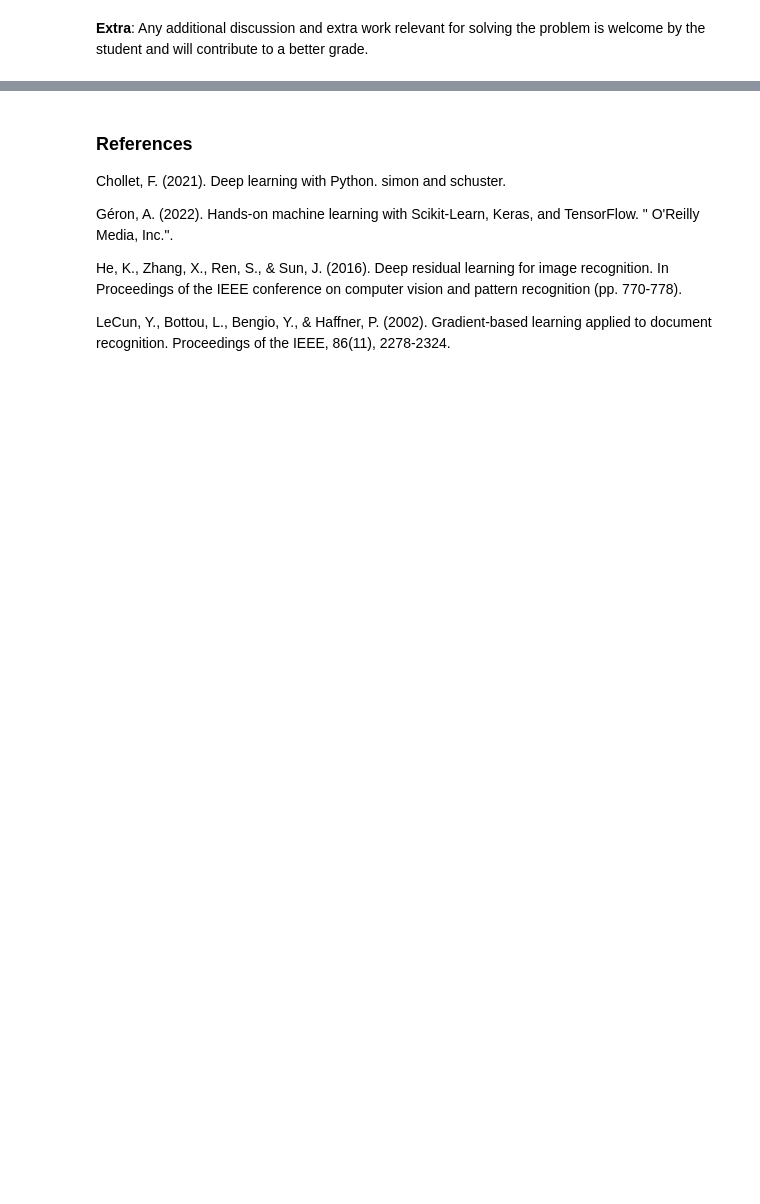
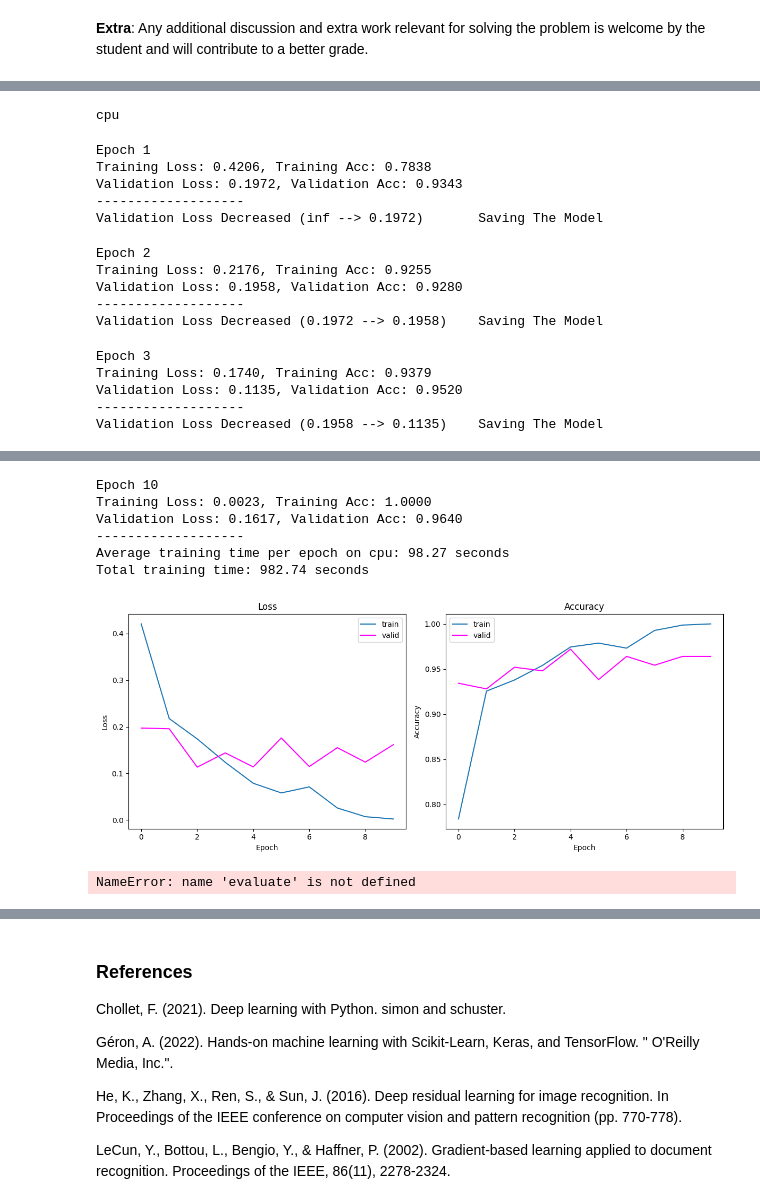
Before and after one commit to reascr/MSC-in-IT-and-Cognition, a Jupyter notebook: AppliedAI/Second_assignment_dataset_3.ipynb, the cells around one changed output, grey strips where cells are left out. Cells and saved outputs as stored; diff of their text form; code cells hidden in the pictures; blank space fills up the shorter version.

```diff
--- a/AppliedAI/Second_assignment_dataset_3.ipynb
+++ b/AppliedAI/Second_assignment_dataset_3.ipynb
@@ -1077,0 +1074,66 @@ Data augmentation ... better overall performance and especially on minority clas
+# %%
+# mitigating overfitting in the baseline LeNet model by applying dropout
+set_seed(42)
+device = torch.device("cuda" if torch.cuda.is_available() else "cpu")
+print(device)
+
+baseline_model = nn.Sequential(
+    nn.Conv2d(3, 6, kernel_size=5, padding=2),
+    nn.ReLU(), # colour image with 3 channels
+    nn.AvgPool2d(kernel_size=2, stride=2),
+
+    nn.Conv2d(6, 16, kernel_size=5),
+    nn.ReLU(),
+    nn.AvgPool2d(kernel_size=2, stride=2),
+
+    nn.Flatten(),
+
+    nn.Linear(16 * 62 * 62, 120),
+    nn.ReLU(),
+    nn.Dropout(0.2),
+
+    nn.Linear(120, 84),
+    nn.Sigmoid(),
+    nn.Dropout(0.2),
+    nn.Linear(84, 1) # binary classification
+)
+
+criterion = nn.BCEWithLogitsLoss()
+optimizer = torch.optim.Adam(baseline_model.parameters(), lr=0.001)
+
+folder = './models_baseline_relu_data_augmentation_dropout'
+os.makedirs(folder, exist_ok=True)
+
+loss_train, loss_valid, acc_train, acc_val = training_loop_simple(
+    num_epochs=10,
+    model=baseline_model,
+    loaders=loaders,
+    loss_f=criterion,
+   optimizer=optimizer,
+    folder=folder
+)
+
+plot_training_curves(loss_train, loss_valid, acc_train, acc_val)
+
+baseline_model.load_state_dict(torch.load('./models_baseline_relu_data_augmentation_dropout/saved_model.pth'))
+evaluate(baseline_model, loaders['test'])
+cm = evaluate_confusion_matrix(baseline_model, loaders['test'])
+cm_plot = ConfusionMatrixDisplay(cm, display_labels=['unhealhty', 'healthy'])
+cm_plot.plot()
+# %% [output]
+cpu
+Epoch 1
+Training Loss: 0.4206, Training Acc: 0.7838
+Validation Loss: 0.1972, Validation Acc: 0.9343
+-------------------
+Validation Loss Decreased (inf --> 0.1972)       Saving The Model
+Epoch 2
+Training Loss: 0.2176, Training Acc: 0.9255
+Validation Loss: 0.1958, Validation Acc: 0.9280
+-------------------
+Validation Loss Decreased (0.1972 --> 0.1958)    Saving The Model
+Epoch 3
+Training Loss: 0.1740, Training Acc: 0.9379
+Validation Loss: 0.1135, Validation Acc: 0.9520
+-------------------
+Validation Loss Decreased (0.1958 --> 0.1135)    Saving The Model
@@ -1077,0 +1164,8 @@ Data augmentation ... better overall performance and especially on minority clas
+Epoch 10
+Training Loss: 0.0023, Training Acc: 1.0000
+Validation Loss: 0.1617, Validation Acc: 0.9640
+-------------------
+Average training time per epoch on cpu: 98.27 seconds
+Total training time: 982.74 seconds
+[figure, added]
+NameError: name 'evaluate' is not defined
```
Also changed, not shown: parts of 20 cells of this notebook.
